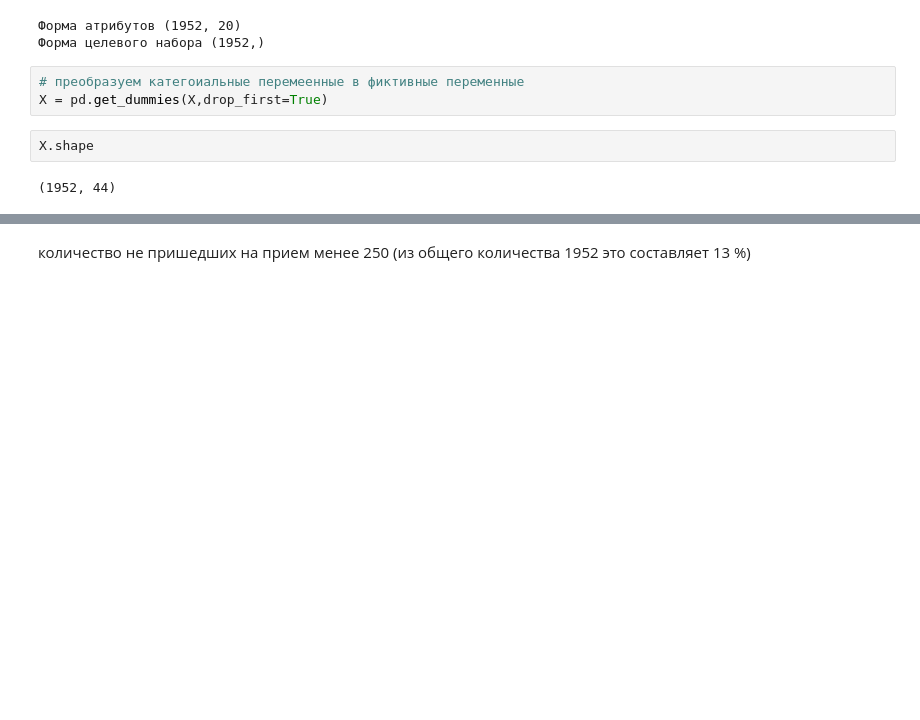
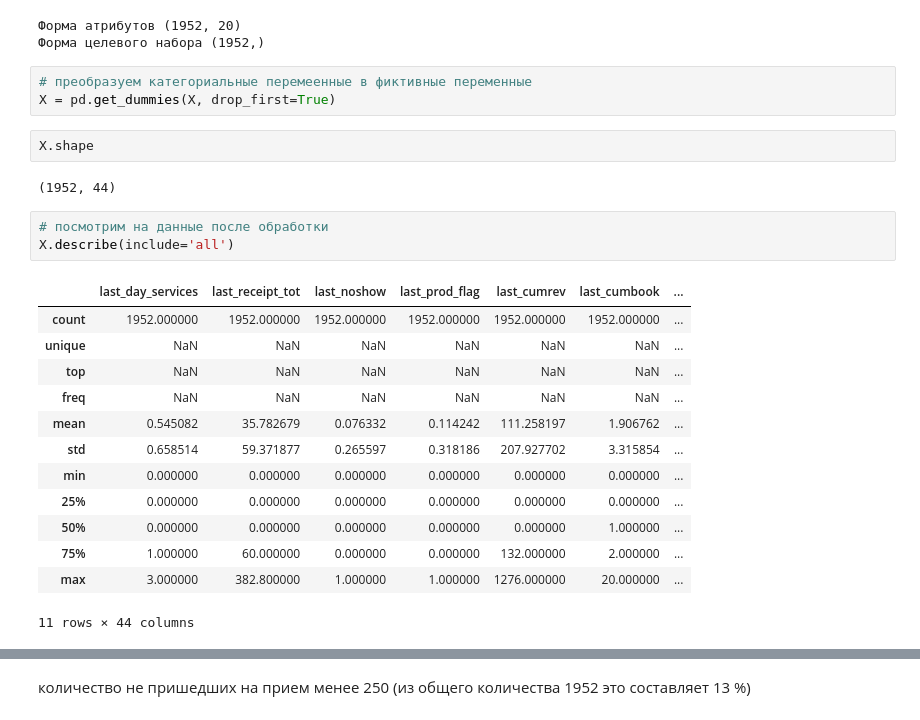
Before and after one commit to babay2/tree, a Jupyter notebook: src/randomForest.ipynb, the cells around one changed output, grey strips where cells are left out. Drawn from its saved outputs; the diff is of its cells as text; blank space fills up the shorter version.

```diff
--- a/src/randomForest.ipynb
+++ b/src/randomForest.ipynb
@@ -95,9 +102,26 @@ print('Форма целевого набора', Y.shape)
 Форма атрибутов (1952, 20)
 Форма целевого набора (1952,)
 # %%
-# преобразуем категоиальные перемеенные в фиктивные переменные
-X = pd.get_dummies(X,drop_first=True)
+# преобразуем категориальные перемеенные в фиктивные переменные
+X = pd.get_dummies(X, drop_first=True)
 # %%
 X.shape
 # %% [output]
 (1952, 44)
+# %%
+# посмотрим на данные после обработки
+X.describe(include='all')
+# %% [output]
+|  | last_day_services | last_receipt_tot | last_noshow | last_prod_flag | last_cumrev | last_cumbook | ... |
+| count | 1952.000000 | 1952.000000 | 1952.000000 | 1952.000000 | 1952.000000 | 1952.000000 | ... |
+| unique | NaN | NaN | NaN | NaN | NaN | NaN | ... |
+| top | NaN | NaN | NaN | NaN | NaN | NaN | ... |
+| freq | NaN | NaN | NaN | NaN | NaN | NaN | ... |
+| mean | 0.545082 | 35.782679 | 0.076332 | 0.114242 | 111.258197 | 1.906762 | ... |
+| std | 0.658514 | 59.371877 | 0.265597 | 0.318186 | 207.927702 | 3.315854 | ... |
+| min | 0.000000 | 0.000000 | 0.000000 | 0.000000 | 0.000000 | 0.000000 | ... |
+| 25% | 0.000000 | 0.000000 | 0.000000 | 0.000000 | 0.000000 | 0.000000 | ... |
+| 50% | 0.000000 | 0.000000 | 0.000000 | 0.000000 | 0.000000 | 1.000000 | ... |
+| 75% | 1.000000 | 60.000000 | 0.000000 | 0.000000 | 132.000000 | 2.000000 | ... |
+| max | 3.000000 | 382.800000 | 1.000000 | 1.000000 | 1276.000000 | 20.000000 | ... |
+11 rows × 44 columns
```
Also changed, not shown: parts of 22 cells of this notebook.
